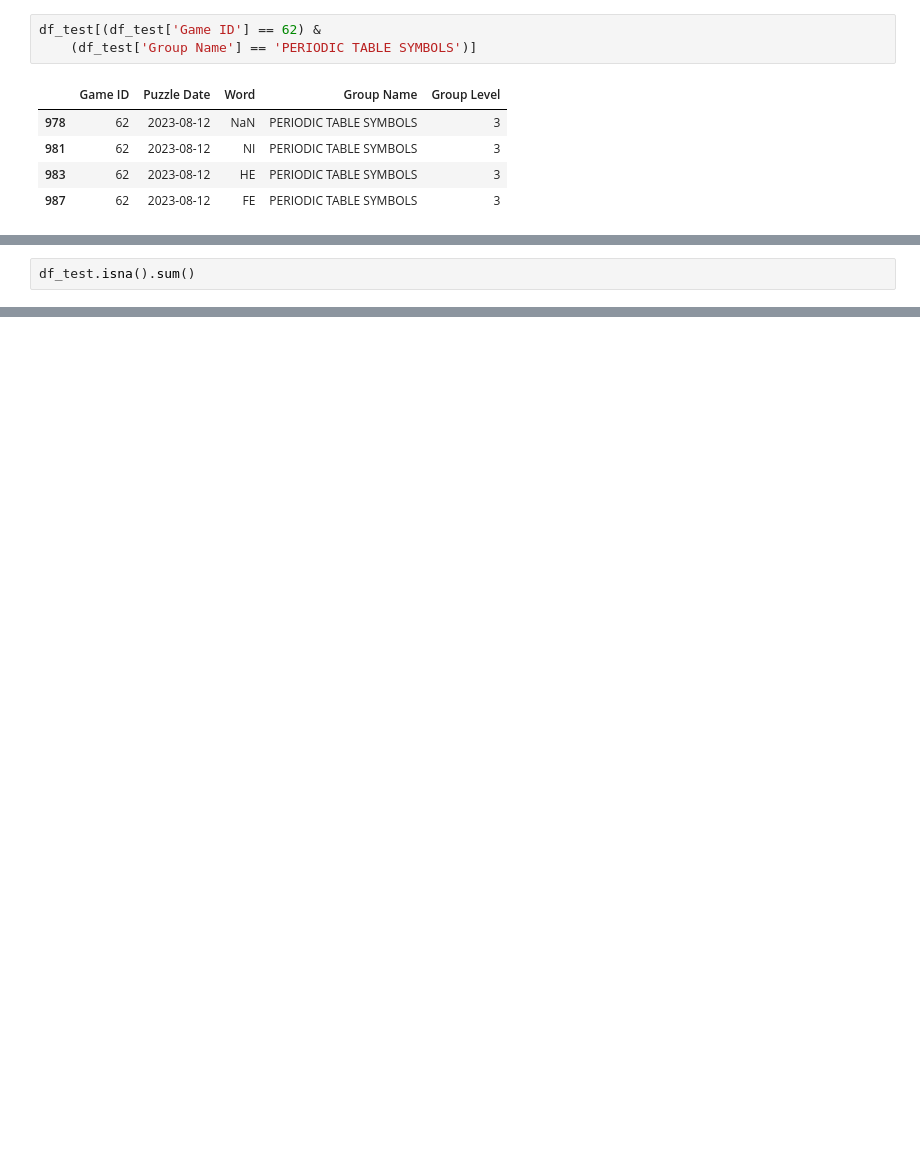
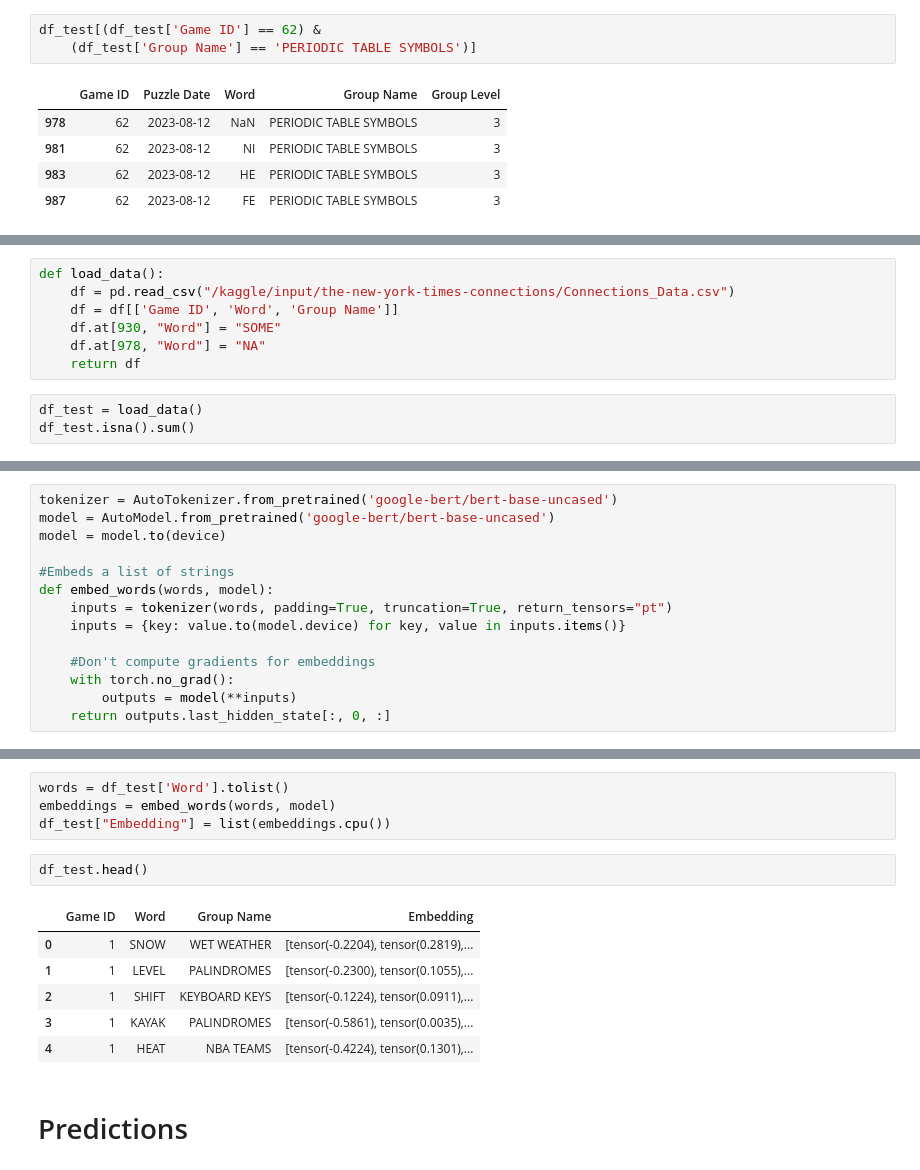
Before and after one commit to Kunritty/connections-solver, a Jupyter notebook: bert-model-zero-shot.ipynb, the cells around one changed output, grey strips where cells are left out. Saved outputs shown, nothing was run; the diff lists cells and outputs as text; blank space fills up the shorter version.

Commit message:
Kaggle Notebook | BERT_model_zero_shot | Finished encoding

```diff
--- a/bert-model-zero-shot.ipynb
+++ b/bert-model-zero-shot.ipynb
@@ -57,3 +67,11 @@ df_test.at[978, "Word"] = "NA"
+# %%
+def load_data():
+    df = pd.read_csv("/kaggle/input/the-new-york-times-connections/Connections_Data.csv")
+    df = df[['Game ID', 'Word', 'Group Name']]
+    df.at[930, "Word"] = "SOME"
+    df.at[978, "Word"] = "NA"
+    return df
 # %%
+df_test = load_data()
 df_test.isna().sum()
 # %% [output]
@@ -65,0 +86,14 @@ dtype: int64
+# %%
+tokenizer = AutoTokenizer.from_pretrained('google-bert/bert-base-uncased')
+model = AutoModel.from_pretrained('google-bert/bert-base-uncased')
+model = model.to(device)
+
+#Embeds a list of strings
+def embed_words(words, model):
+    inputs = tokenizer(words, padding=True, truncation=True, return_tensors="pt")
+    inputs = {key: value.to(model.device) for key, value in inputs.items()}
+
+    #Don't compute gradients for embeddings
+    with torch.no_grad():
+        outputs = model(**inputs)
+    return outputs.last_hidden_state[:, 0, :]
@@ -65,0 +109,15 @@ dtype: int64
+# %%
+words = df_test['Word'].tolist()
+embeddings = embed_words(words, model)
+df_test["Embedding"] = list(embeddings.cpu())
+# %%
+df_test.head()
+# %% [output]
+|  | Game ID | Word | Group Name | Embedding |
+| 0 | 1 | SNOW | WET WEATHER | [tensor(-0.2204), tensor(0.2819),... |
+| 1 | 1 | LEVEL | PALINDROMES | [tensor(-0.2300), tensor(0.1055),... |
+| 2 | 1 | SHIFT | KEYBOARD KEYS | [tensor(-0.1224), tensor(0.0911),... |
+| 3 | 1 | KAYAK | PALINDROMES | [tensor(-0.5861), tensor(0.0035),... |
+| 4 | 1 | HEAT | NBA TEAMS | [tensor(-0.4224), tensor(0.1301),... |
+# %% [markdown]
+# Predictions #
```
Also changed, not shown: parts of 8 cells of this notebook.
